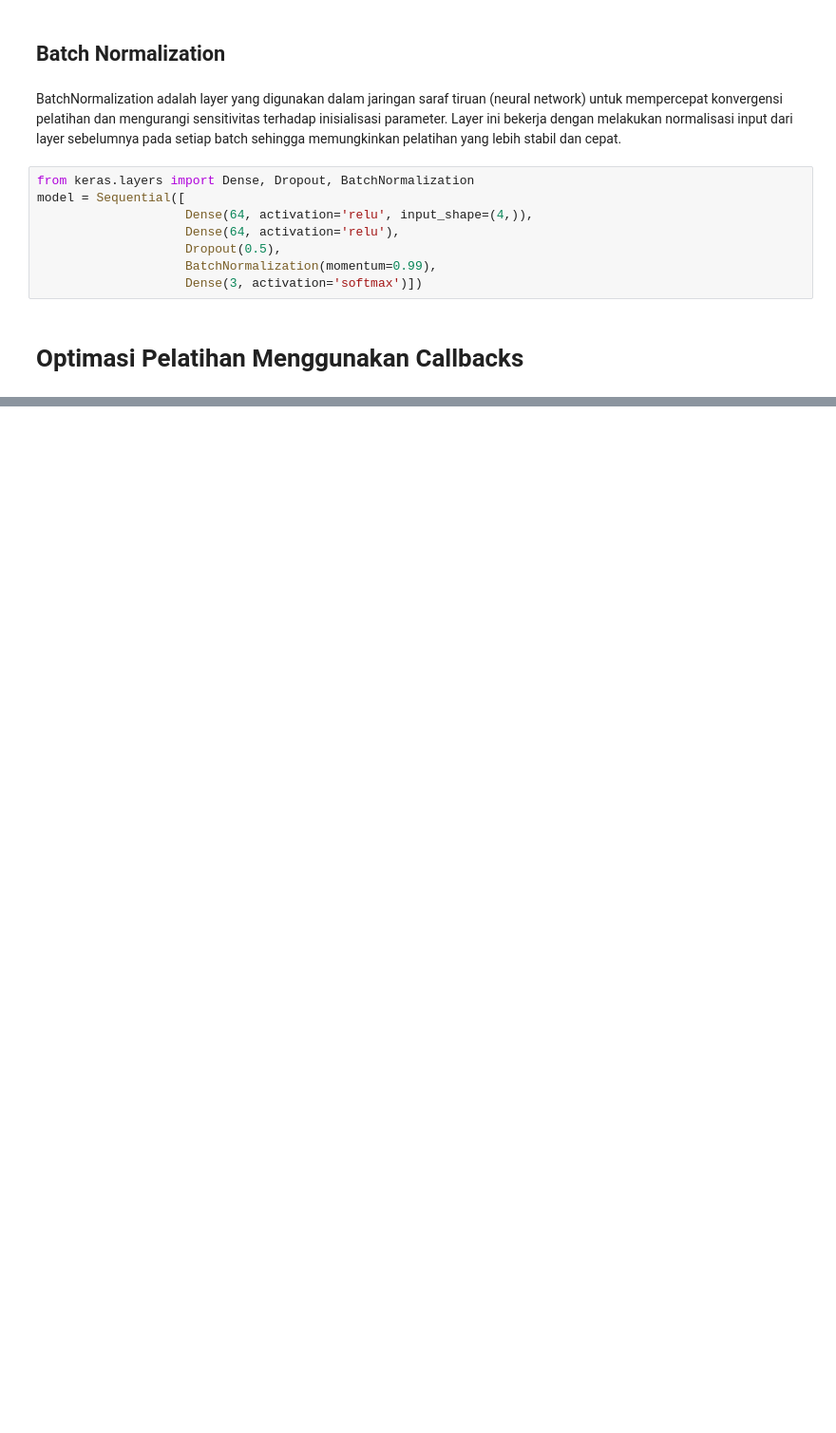
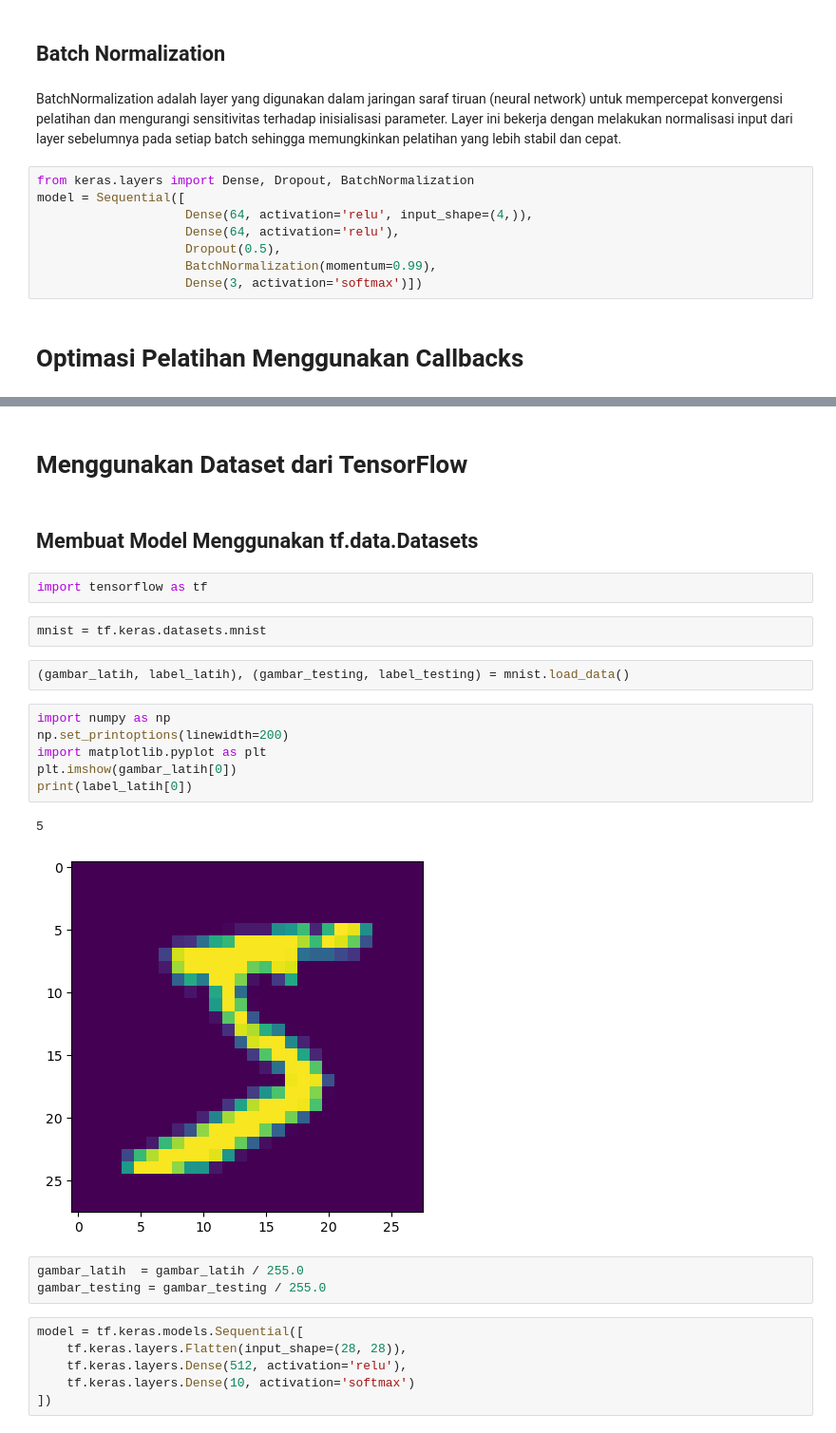
Before and after one commit to TurmaeUrsorum/repo_dicoding, a Jupyter notebook: 4. Belajar Fundamental Deep Learning/3. Neural Network dengan Tensorflow dan Keras/NN.ipynb, the cells around one changed output, grey strips where cells are left out. Shown at 95% size. Cells and saved outputs as stored; diff of their text form; blank space fills up the shorter version.

```diff
--- a/4. Belajar Fundamental Deep Learning/3. Neural Network dengan Tensorflow dan Keras/NN.ipynb
+++ b/4. Belajar Fundamental Deep Learning/3. Neural Network dengan Tensorflow dan Keras/NN.ipynb
@@ -718,0 +733,28 @@ Epoch 100/100
+# %% [markdown]
+# Menggunakan Dataset dari TensorFlow
+# %% [markdown]
+## Membuat Model Menggunakan tf.data.Datasets
+# %%
+import tensorflow as tf
+# %%
+mnist = tf.keras.datasets.mnist
+# %%
+(gambar_latih, label_latih), (gambar_testing, label_testing) = mnist.load_data()
+# %%
+import numpy as np
+np.set_printoptions(linewidth=200)
+import matplotlib.pyplot as plt
+plt.imshow(gambar_latih[0])
+print(label_latih[0])
+# %% [output]
+5
+[figure, added]
+# %%
+gambar_latih  = gambar_latih / 255.0
+gambar_testing = gambar_testing / 255.0
+# %%
+model = tf.keras.models.Sequential([
+    tf.keras.layers.Flatten(input_shape=(28, 28)),
+    tf.keras.layers.Dense(512, activation='relu'),
+    tf.keras.layers.Dense(10, activation='softmax')
+])
```
Also changed, not shown: parts of 15 cells of this notebook.
